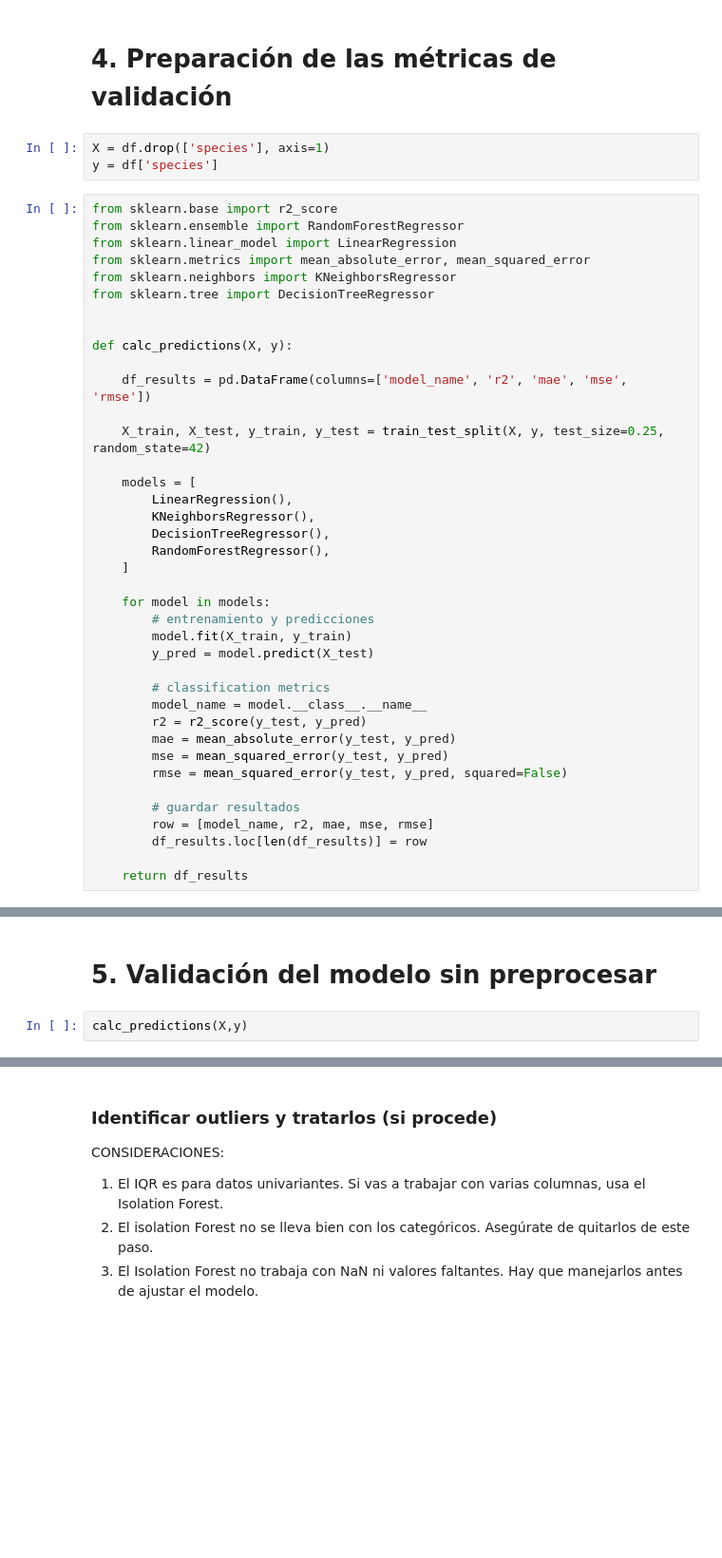
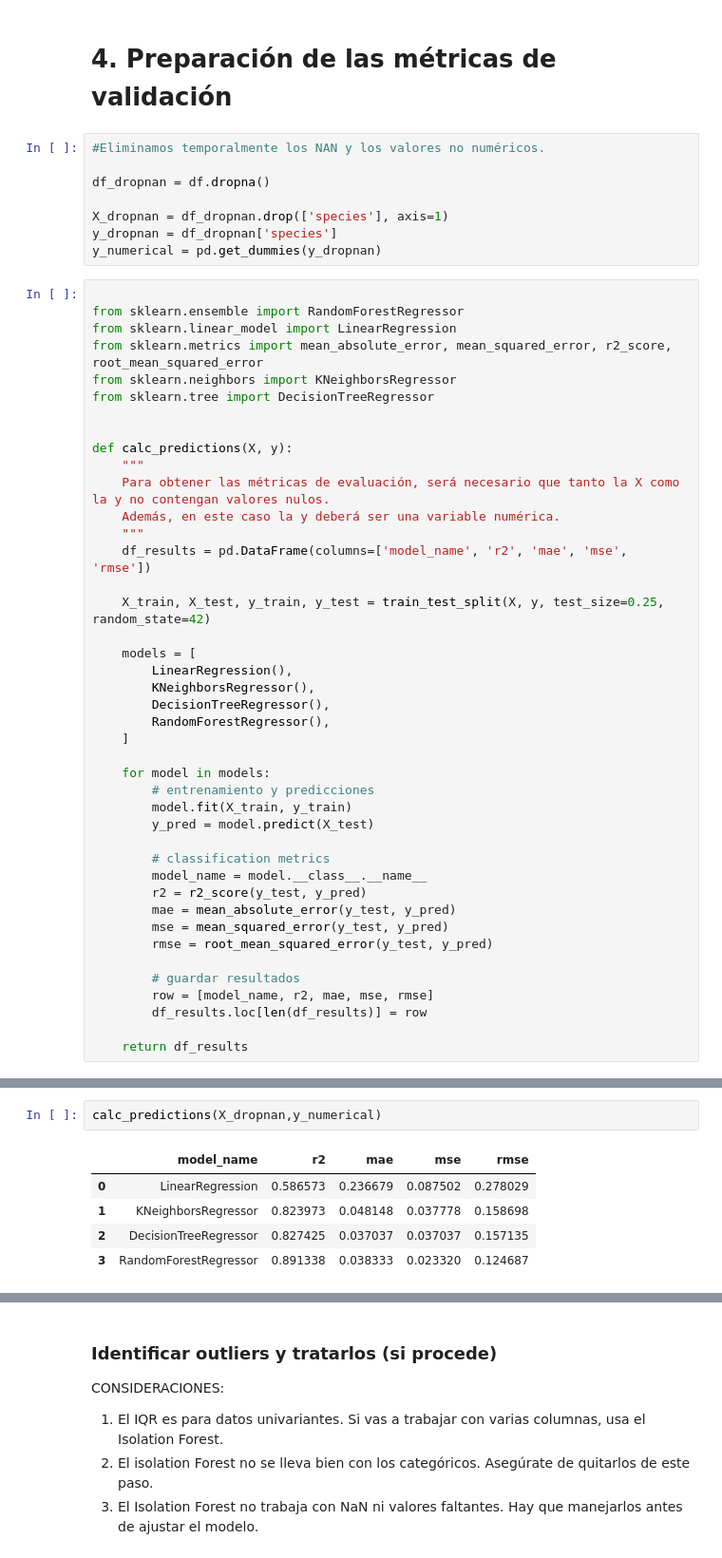
Before and after one commit to fjzamora93/Data-Analytics-with-python-2024, a Jupyter notebook: iris/iris.ipynb, the cells around one changed output, grey strips where cells are left out. Shown: that part at 95% size. Drawn from its saved outputs; the diff is of its cells as text; blank space fills up the shorter version.

```diff
--- a/iris/iris.ipynb
+++ b/iris/iris.ipynb
@@ -112,20 +115,28 @@ sns.boxplot(data=df)
 [figure]
 # %% [markdown]
 # 4. Preparación de las métricas de validación
-# %%
-X = df.drop(['species'], axis=1)
-y = df['species']
+# %%
+#Eliminamos temporalmente los NAN y los valores no numéricos.
+
+df_dropnan = df.dropna()
+
+X_dropnan = df_dropnan.drop(['species'], axis=1)
+y_dropnan = df_dropnan['species']
+y_numerical = pd.get_dummies(y_dropnan)
 # %%
-from sklearn.base import r2_score
+
 from sklearn.ensemble import RandomForestRegressor
 from sklearn.linear_model import LinearRegression
-from sklearn.metrics import mean_absolute_error, mean_squared_error
+from sklearn.metrics import mean_absolute_error, mean_squared_error, r2_score, root_mean_squared_error
 from sklearn.neighbors import KNeighborsRegressor
 from sklearn.tree import DecisionTreeRegressor
 
 
 def calc_predictions(X, y):
-
+    """
+    Para obtener las métricas de evaluación, será necesario que tanto la X como la y no contengan valores nulos.
+    Además, en este caso la y deberá ser una variable numérica.
+    """
     df_results = pd.DataFrame(columns=['model_name', 'r2', 'mae', 'mse', 'rmse'])
 
     X_train, X_test, y_train, y_test = train_test_split(X, y, test_size=0.25, random_state=42)
@@ -147,7 +158,7 @@ def calc_predictions(X, y):
         r2 = r2_score(y_test, y_pred)
         mae = mean_absolute_error(y_test, y_pred)
         mse = mean_squared_error(y_test, y_pred)
-        rmse = mean_squared_error(y_test, y_pred, squared=False)
+        rmse = root_mean_squared_error(y_test, y_pred)
 
         # guardar resultados
         row = [model_name, r2, mae, mse, rmse]
@@ -159,7 +168,11 @@ ImportError: cannot import name 'r2_score' from 'sklearn.base' (c:\Users\Adminis
-# %% [markdown]
-# 5. Validación del modelo sin preprocesar
-# %%
-calc_predictions(X,y)
+# %%
+calc_predictions(X_dropnan,y_numerical)
+# %% [output]
+|  | model_name | r2 | mae | mse | rmse |
+| 0 | LinearRegression | 0.586573 | 0.236679 | 0.087502 | 0.278029 |
+| 1 | KNeighborsRegressor | 0.823973 | 0.048148 | 0.037778 | 0.158698 |
+| 2 | DecisionTreeRegressor | 0.827425 | 0.037037 | 0.037037 | 0.157135 |
+| 3 | RandomForestRegressor | 0.891338 | 0.038333 | 0.023320 | 0.124687 |
 # %% [markdown]
 # 5. Preprocesado de datos
 1. Tratar valores faltantes o nulos.
```
Also changed, not shown: parts of 19 cells of this notebook, 1 other file.
